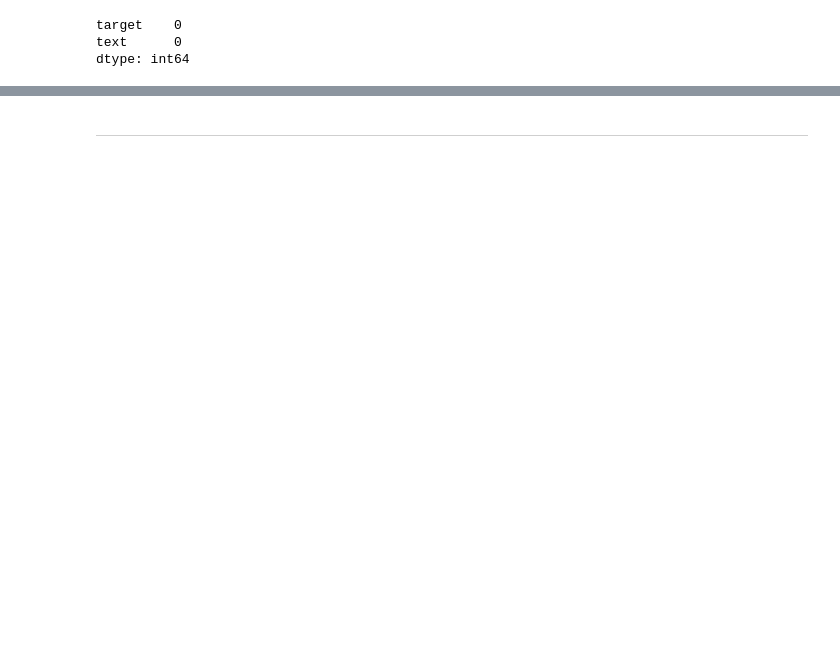
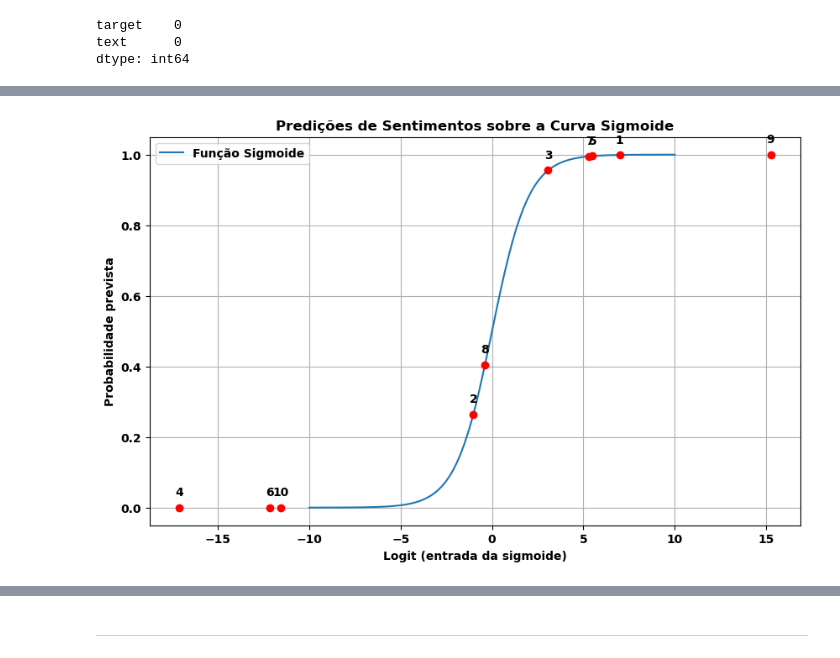
Before and after one commit to pereiranuno/deep_learning, a Jupyter notebook: Deep_Learning_Project-Student.ipynb, the cells around one changed output, grey strips where cells are left out. Saved outputs shown, nothing was run; the diff lists cells and outputs as text; code cells hidden in the pictures; blank space fills up the shorter version.

```diff
--- a/Deep_Learning_Project-Student.ipynb
+++ b/Deep_Learning_Project-Student.ipynb
@@ -899,0 +1072,16 @@ Treino concluído! 🚀
+# %%
+# Algumas frases aleatórias para testar
+exemplos = [
+    "I absolutely loved the concert last night!",
+    "The product broke after one day of use.",
+    "I'm feeling so motivated today!",
+    "This was the worst experience of my life.",
+    "The weather is beautiful and sunny.",
+    "I would not recommend this to anyone.",
+    "I'm incredibly satisfied with the service.",
+    "Everything went wrong during the trip.",
+    "Such a wonderful and relaxing weekend!",
+    "The movie was boring and too long."
+]
+
+predict_sentiments(model, vocab, tokenizer, device, exemplos)
@@ -899,0 +1101,58 @@ Treino concluído! 🚀
+# %%
+import torch
+import matplotlib.pyplot as plt
+import numpy as np
+
+def plot_sigmoid_predictions(model, vocab, tokenizer, device, exemplos):
+    model.eval()
+    scores = []
+
+    with torch.no_grad():
+        for frase in exemplos:
+            tokens = tokenizer(frase)
+            token_ids = torch.tensor([vocab[token] for token in tokens], dtype=torch.long).unsqueeze(0).to(device)
+            length = torch.tensor([token_ids.shape[1]]).to(device)
+            prediction = model(token_ids, length)
+            scores.append(prediction.item())
+
+    # Gerar valores para a sigmoide
+    x = np.linspace(-10, 10, 100)
+    sigmoid = 1 / (1 + np.exp(-x))
+
+    # Plot
+    plt.figure(figsize=(10,6))
+    plt.plot(x, sigmoid, label="Função Sigmoide")
+    plt.scatter([np.log(p/(1-p)) for p in scores], scores, color='red', zorder=5)
+
+    for i, frase in enumerate(exemplos):
+        plt.annotate(f"{i+1}", (np.log(scores[i]/(1-scores[i])), scores[i]), textcoords="offset points", xytext=(0,10), ha='center')
+
+    plt.title("Predições de Sentimentos sobre a Curva Sigmoide")
+    plt.xlabel("Logit (entrada da sigmoide)")
+    plt.ylabel("Probabilidade prevista")
+    plt.grid(True)
+    plt.legend()
+    plt.show()
+
+    # Mostrar o mapeamento de números para frases
+    for idx, frase in enumerate(exemplos):
+        classe = "Positivo" if scores[idx] >= 0.5 else "Negativo"
+        print(f"{idx+1}: \"{frase}\" ➔ {classe} (score: {scores[idx]:.3f})")
+
+# Exemplo de uso:
+exemplos = [
+    "I absolutely loved the concert last night!",
+    "The product broke after one day of use.",
+    "I'm feeling so motivated today!",
+    "This was the worst experience of my life.",
+    "The weather is beautiful and sunny.",
+    "I would not recommend this to anyone.",
+    "I'm incredibly satisfied with the service.",
+    "Everything went wrong during the trip.",
+    "Such a wonderful and relaxing weekend!",
+    "The movie was boring and too long."
+]
+
+plot_sigmoid_predictions(model, vocab, tokenizer, device, exemplos)
+# %% [output]
+[figure, added]
```
Also changed, not shown: parts of 27 cells of this notebook.
